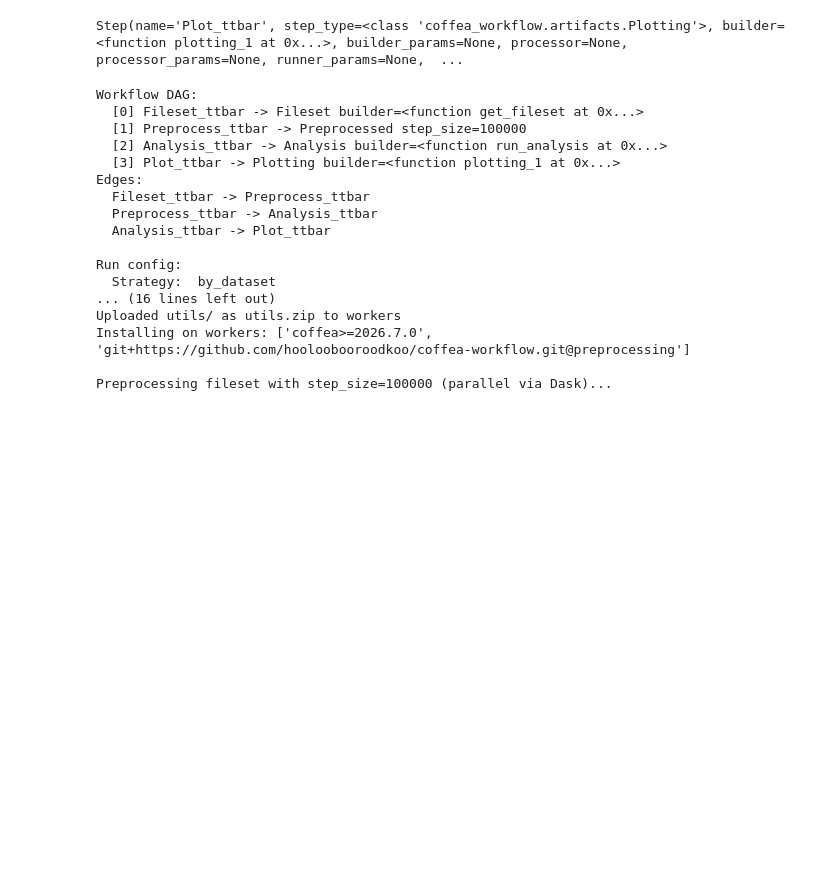
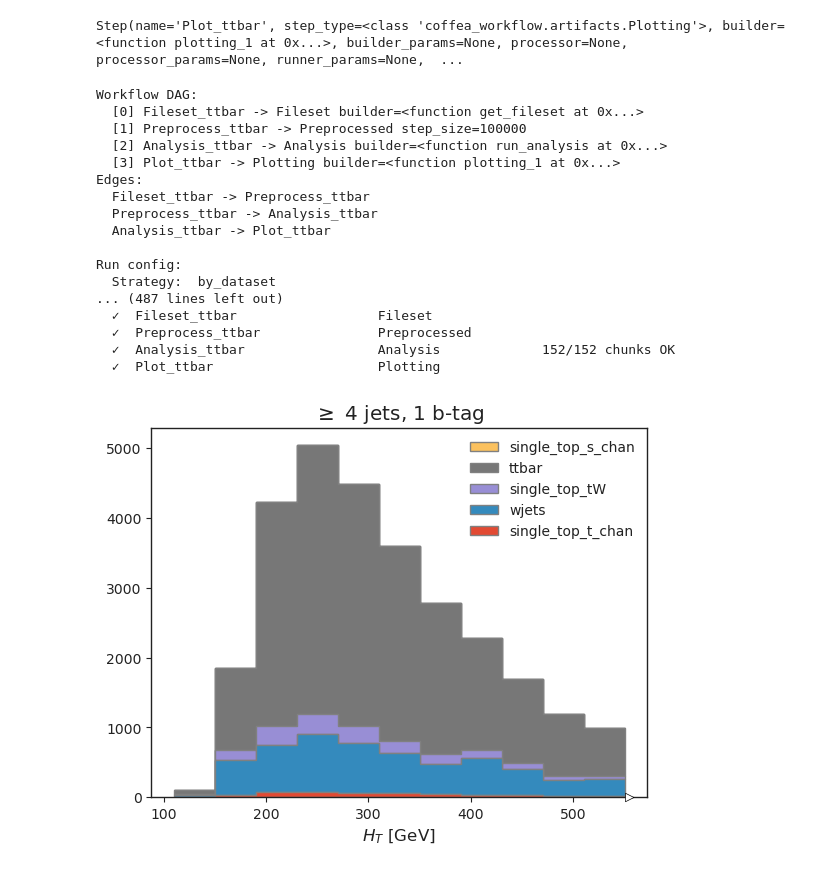
Before and after one commit to CoffeaTeam/coffea-workflow, a Jupyter notebook: examples/agc/workflow_preprocessing.ipynb, the cells around one changed output. Saved outputs shown, nothing was run; the diff lists cells and outputs as text; code cells hidden in the pictures; blank space fills up the shorter version.

Commit message:
CoffeaCasaFactory supports dynamic worker files upload, so the parallel_chunk=True works with Preprocessed

```diff
--- a/examples/agc/workflow_preprocessing.ipynb
+++ b/examples/agc/workflow_preprocessing.ipynb
@@ -8,7 +8,7 @@ step_fileset = Step(
     step_type=Fileset,
     builder=get_fileset,
     builder_params={"with_failure": False,
-                    "n_files_max_per_sample": 2},  # -1 for the full AGC
+                    "n_files_max_per_sample": 5},  # 2 - 18 files - 19,497,435 events; 5 - 43 files - 47,996,231 events
     output="fileset_dict",
 )
 
@@ -18,7 +18,7 @@ step_fileset = Step(
 step_preprocess = Step(
     name="Preprocess_ttbar",
     step_type=Preprocessed,
-    step_size=100_000,
+    step_size=100000,
     treename="Events",
     custom_builder=extract_sumw,
     input="fileset_dict",
@@ -53,39 +53,41 @@ Step(name='Plot_ttbar', step_type=<class 'coffea_workflow.artifacts.Plotting'>,
 # %%
 # Option A: make the Preprocess step's parallel file-opening work on the Dask workers.
 # It ships coffea_workflow.preprocessing.extract_file_metadata to the workers BY REFERENCE,
 # so the workers must be able to `import coffea_workflow` — install it from the same
 # fork/branch as the driver via worker_packages. (No custom_builder is used here, so the
 # Preprocess step needs nothing from ttbar_analysis; ttbar_analysis.py + utils are still
 # uploaded because the Analysis step ships TtbarAnalysis by reference.)
 facility = facilities.CoffeaCasaFactory(
     worker_packages=(
         "coffea>=2026.7.0",
         "git+https://github.com/hooloobooroodkoo/coffea-workflow.git@preprocessing",
     ),
-    worker_files=("ttbar_analysis.py", "utils"),
+    worker_files=("ttbar_analysis.py", "utils", "corrections.json"),
 )
 config = RunConfig(
-    strategy="by_dataset",      # one chunk per dataset (of its WorkItems)
-    cache_dir=".cache_preprocess",
+    strategy="by_dataset",      # one chunk per dataset is processed independently and lost if something breaks inside this chunk processing (of its WorkItems)
+    percentage=5, # each 5 percents of each dataset is processed independently
+    cache_dir=".cache_preprocess_larger_sample",
     facility=facility,
-    executor_config=ExecutorConfig(executor_type="DaskExecutor"),
+    executor_config=ExecutorConfig(executor_type="DaskExecutor", parallel_chunks=True),
 )
 result = run(workflow, config)
 # %% [output]
 Workflow DAG:
   [0] Fileset_ttbar -> Fileset builder=<function get_fileset at 0x...>
   [1] Preprocess_ttbar -> Preprocessed step_size=100000
   [2] Analysis_ttbar -> Analysis builder=<function run_analysis at 0x...>
   [3] Plot_ttbar -> Plotting builder=<function plotting_1 at 0x...>
 Edges:
   Fileset_ttbar -> Preprocess_ttbar
   Preprocess_ttbar -> Analysis_ttbar
   Analysis_ttbar -> Plot_ttbar
 
 Run config:
   Strategy:  by_dataset
-... (16 lines left out)
-Uploaded utils/ as utils.zip to workers
-Installing on workers: ['coffea>=2026.7.0', 'git+https://github.com/hooloobooroodkoo/coffea-workflow.git@preprocessing']
-
-Preprocessing fileset with step_size=100000 (parallel via Dask)...
+... (487 lines left out)
+  ✓  Fileset_ttbar                  Fileset
+  ✓  Preprocess_ttbar               Preprocessed
+  ✓  Analysis_ttbar                 Analysis             152/152 chunks OK
+  ✓  Plot_ttbar                     Plotting
+[figure, added]
```
Also changed, not shown: 2 other files.
